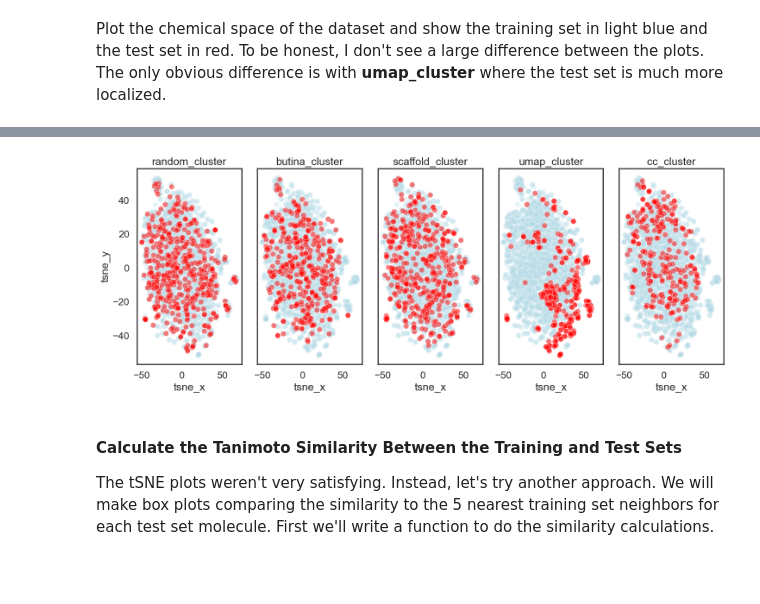
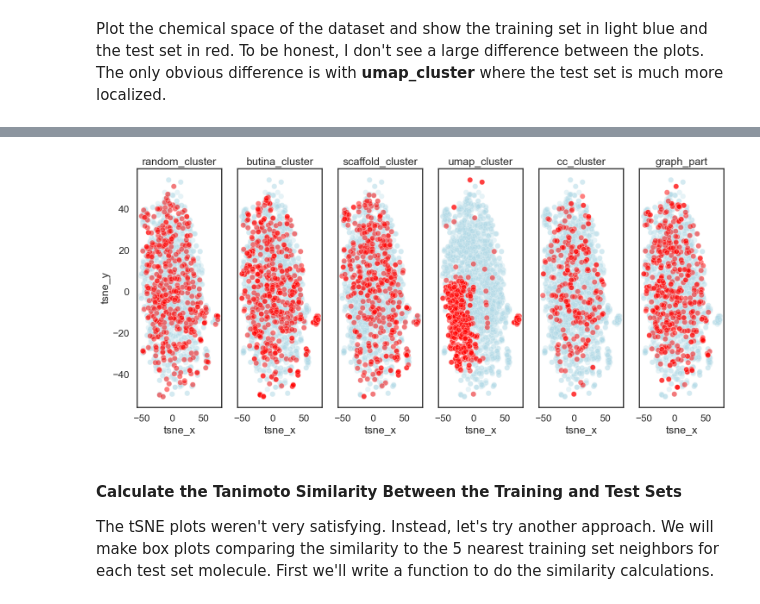
Before and after one commit to RaulFD-creator/Hestia-GOOD, a Jupyter notebook: examples/practical_cheminformatics_splitting/dataset_splitting.ipynb, the cells around one changed output, grey strips where cells are left out. Drawn from its saved outputs; the diff is of its cells as text; code cells hidden in the pictures; blank space fills up the shorter version.

Commit message:
🛠️ Added graph part to notebook

```diff
--- a/examples/practical_cheminformatics_splitting/dataset_splitting.ipynb
+++ b/examples/practical_cheminformatics_splitting/dataset_splitting.ipynb
@@ -68,4 +66,4 @@ def graph_part_clust(smiles: list):
             return parts
 # %%
-# df['cc_cluster'] = cc_clustering(df.SMILES)
-df['graphpart_cluster'] = graph_part_clust(df.SMILES)
+df['cc_cluster'] = cc_clustering(df.SMILES)
+df['graph_part'] = graph_part_clust(df.SMILES)
@@ -105,12 +97,13 @@ size_df['fp'] = size_df.mol.apply(fpgen.GetCountFingerprintAsNumPy)
 
 split_list = ["random_cluster","butina_cluster",
               "umap_cluster",
-              "scaffold_cluster", 'cc_cluster']
+              "scaffold_cluster", 'cc_cluster', 'graph_part']
 split_dict = {"random_cluster"   : uru.get_random_clusters,
               "butina_cluster"   : uru.get_butina_clusters,
               "umap_cluster"     : uru.get_umap_clusters,
               "scaffold_cluster" : uru.get_bemis_murcko_clusters,
-              "cc_cluster": cc_clustering}
+              "cc_cluster": cc_clustering,
+              "graph_part": graph_part_clust}
 # %%
 
 with warnings.catch_warnings():
@@ -153,7 +144,7 @@ def get_tsne_coords(smiles_list):
 # %% [markdown]
 Use **GroupKFoldShuffle** to split the dataset using each of methods we defined above.  Since this is simply a visual illustration, we'll only do one round of cross validation.
 # %%
-split_list = ["random_cluster", "butina_cluster", "scaffold_cluster", "umap_cluster", 'cc_cluster']
+split_list = ["random_cluster", "butina_cluster", "scaffold_cluster", "umap_cluster", 'cc_cluster', 'graph_part']
 split_dict = {}
 for split in split_list:
     kf = uru.GroupKFoldShuffle(n_splits=5, shuffle=True)
@@ -185,7 +177,7 @@ tmp_df.reset_index(inplace=True)
 # %% [markdown]
 Add training and test set labels to **tmp_df** using the four splitting methods defined above.
 # %%
-split_list = ["random_cluster","butina_cluster", "scaffold_cluster", "umap_cluster", 'cc_cluster']
+split_list = ["random_cluster", "butina_cluster", "scaffold_cluster", "umap_cluster", 'cc_cluster', 'graph_part']
 for split in split_list:
     tmp_df[split] = "train"
     _, test_idx = split_dict[split]
@@ -212,16 +204,16 @@ tmp_df
 # %%
 sns.set_style('white')
 sns.set_context('talk')
-figure, axes = plt.subplots(1,5, figsize=(15,6),sharey=True)
+figure, axes = plt.subplots(1,6, figsize=(15,7),sharey=True)
 for i,split in enumerate(split_list):
     scatter_ax = sns.scatterplot(x="tsne_x",y="tsne_y",data=tmp_df.query(f"{split} == 'train'"),ax=axes[i],color="lightblue",
                                 alpha=0.3, legend=False)
     sns.scatterplot(x="tsne_x",y="tsne_y",data=tmp_df.query(f"{split} == 'test'"),ax=axes[i],color="red",
                                 alpha=0.5, legend=False)
     scatter_ax.set_title(split)
 plt.tight_layout()
 # %% [output]
-[figure, old version]
+[figure, new version]
 # %% [markdown]
 #### Calculate the Tanimoto Similarity Between the Training and Test Sets
 The tSNE plots weren't very satisfying.  Instead, let's try another approach.  We will make box plots comparing the similarity to the 5 nearest training set neighbors for each test set molecule.  First we'll write a function to do the similarity calculations.
```
Also changed, not shown: parts of 16 cells of this notebook.
